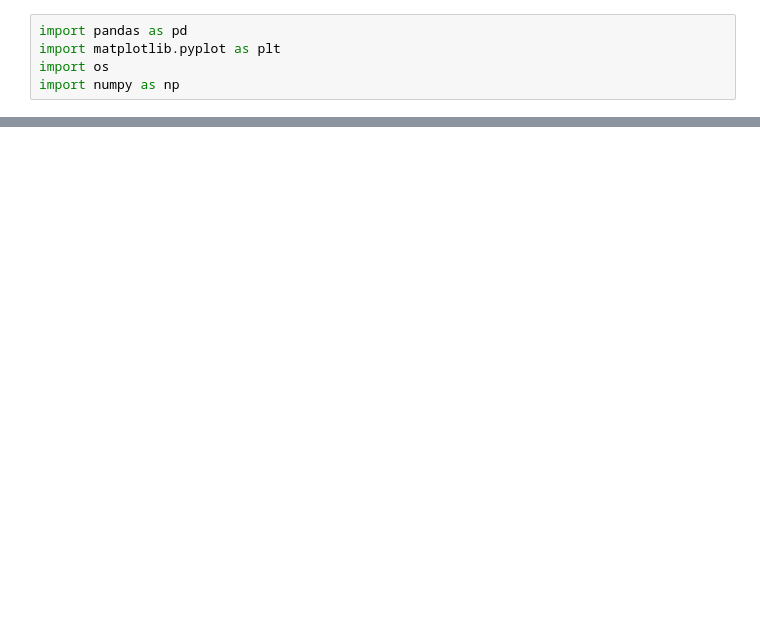
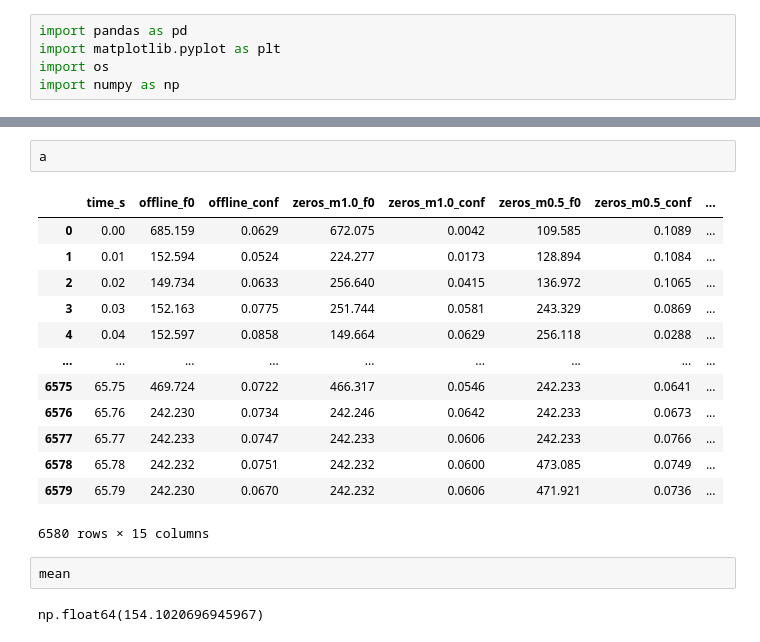
Before and after one commit to falkodem/BassEmulatorVST, a Jupyter notebook: ml/check.ipynb, the cells around one changed output, grey strips where cells are left out. Cells and saved outputs as stored; diff of their text form; blank space fills up the shorter version.

```diff
--- a/ml/check.ipynb
+++ b/ml/check.ipynb
@@ -11,0 +28,20 @@ False
+# %%
+a
+# %% [output]
+|  | time_s | offline_f0 | offline_conf | zeros_m1.0_f0 | zeros_m1.0_conf | zeros_m0.5_f0 | zeros_m0.5_conf | ... |
+| 0 | 0.00 | 685.159 | 0.0629 | 672.075 | 0.0042 | 109.585 | 0.1089 | ... |
+| 1 | 0.01 | 152.594 | 0.0524 | 224.277 | 0.0173 | 128.894 | 0.1084 | ... |
+| 2 | 0.02 | 149.734 | 0.0633 | 256.640 | 0.0415 | 136.972 | 0.1065 | ... |
+| 3 | 0.03 | 152.163 | 0.0775 | 251.744 | 0.0581 | 243.329 | 0.0869 | ... |
+| 4 | 0.04 | 152.597 | 0.0858 | 149.664 | 0.0629 | 256.118 | 0.0288 | ... |
+| ... | ... | ... | ... | ... | ... | ... | ... | ... |
+| 6575 | 65.75 | 469.724 | 0.0722 | 466.317 | 0.0546 | 242.233 | 0.0641 | ... |
+| 6576 | 65.76 | 242.230 | 0.0734 | 242.246 | 0.0642 | 242.233 | 0.0673 | ... |
+| 6577 | 65.77 | 242.233 | 0.0747 | 242.233 | 0.0606 | 242.233 | 0.0766 | ... |
+| 6578 | 65.78 | 242.232 | 0.0751 | 242.232 | 0.0600 | 473.085 | 0.0749 | ... |
+| 6579 | 65.79 | 242.230 | 0.0670 | 242.232 | 0.0606 | 471.921 | 0.0736 | ... |
+6580 rows × 15 columns
+# %%
+mean
+# %% [output]
+np.float64(154.1020696945967)
```
Also changed, not shown: parts of 12 cells of this notebook, 5 other files.
